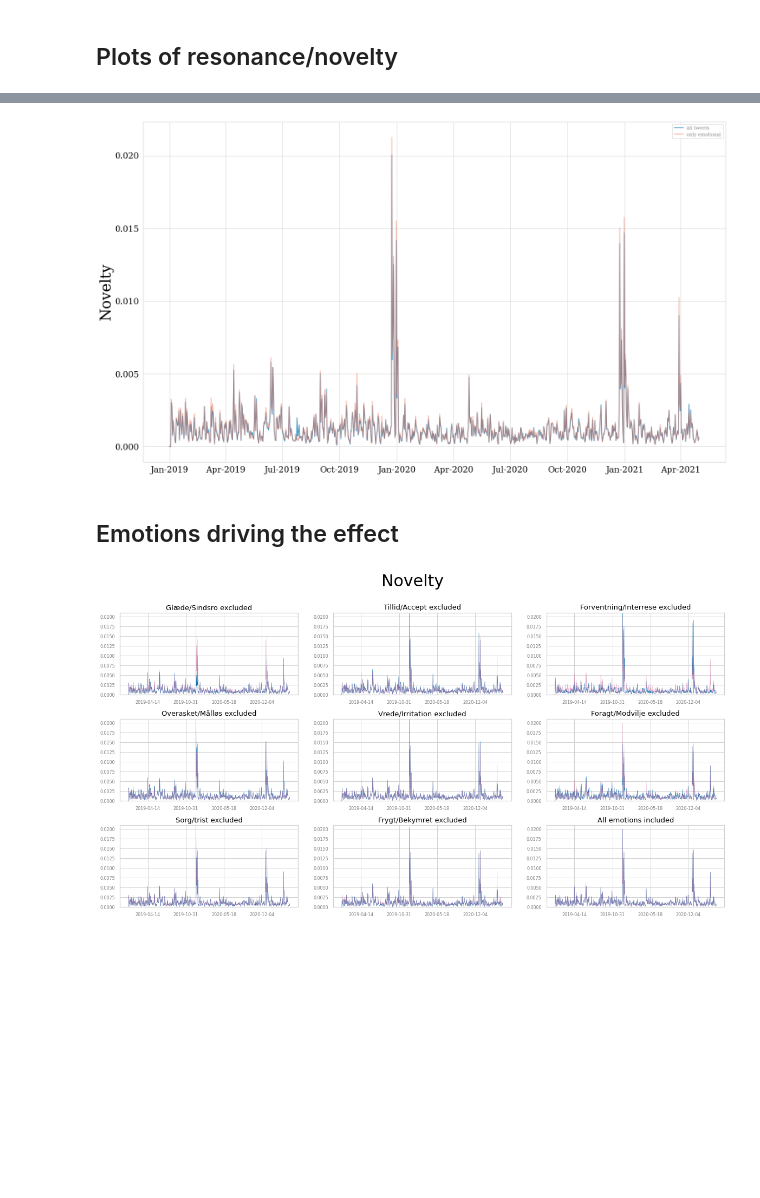
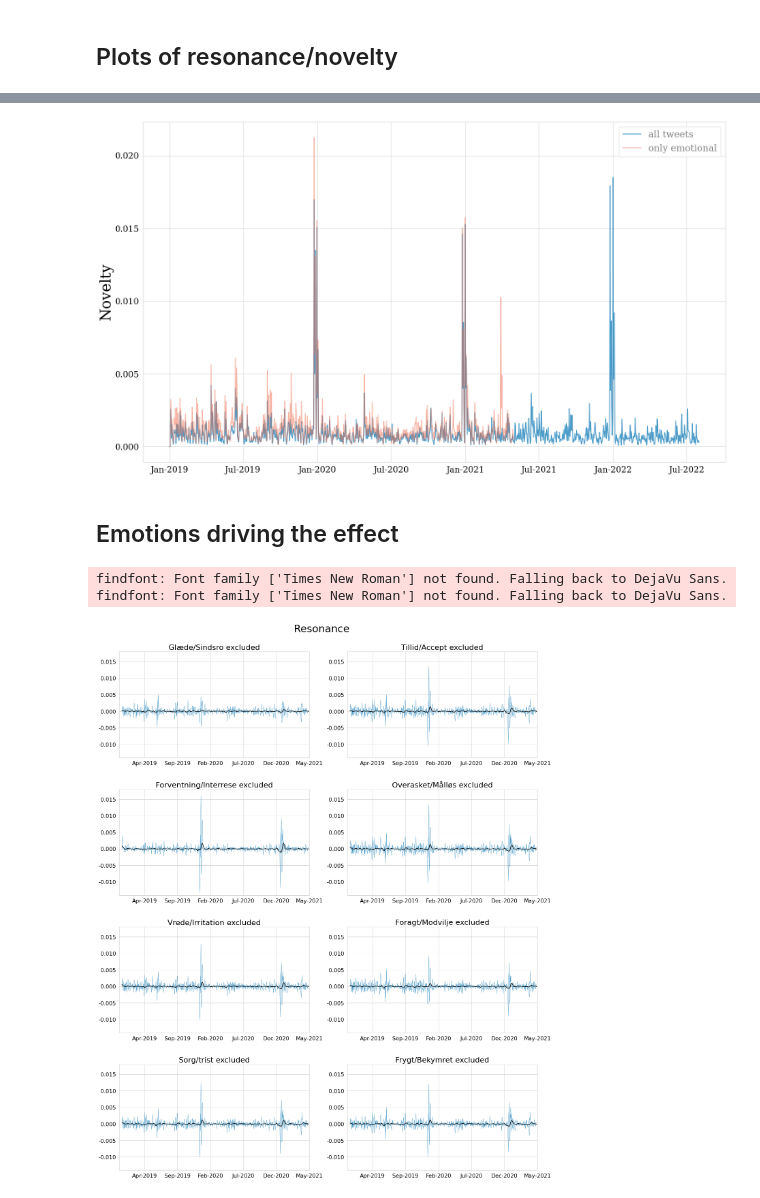
Before and after one commit to saraoe/emoDynamics, a Jupyter notebook: notebooks/vis_emotionFluxus.ipynb, the cells around one changed output, grey strips where cells are left out. Saved outputs shown, nothing was run; the diff lists cells and outputs as text; code cells hidden in the pictures; blank space fills up the shorter version.

```diff
--- a/notebooks/vis_emotionFluxus.ipynb
+++ b/notebooks/vis_emotionFluxus.ipynb
@@ -42,18 +42,17 @@ def set_late_plot_settings(if_dates):
 
     return fig, ax1
 # %%
-file = "tweets_emo_date_W3_smoothed_150"
+file = "tweets_emo_date_W3"
 smooth = True
+span = 150
 
 if smooth:
-    filename = os.path.join("..","idmdl", "smoothed", f"{file}.csv")
+    filename = os.path.join("..","idmdl", "smoothed", f"{file}_smoothed_{span}.csv")
 else:
     filename = os.path.join("..","idmdl", f"{file}.csv")
 
-emo = pd.read_csv(filename1)
-pol = pd.read_csv(filename2)
+df = pd.read_csv(filename)
 
-emo.head()
-pol.head()
+df.head()
 # %% [output]
 |  | Unnamed: 0 | date | emo_prob | novelty | transience | resonance | nsigma | tsigma | rsigma | ... |
@@ -68,3 +64,5 @@ pol["date"] = pd.to_datetime(pol["date"])
+# %%
+df["date"] = pd.to_datetime(df["date"])
 # %%
 # event_dict is a dictionary of the events to be plotted
 covid_dict = {
@@ -171,0 +166,12 @@ plot_novelty_resonance(df,measure=measure, smooth=150, axis_color='black', event
+# %%
+measure='resonance'
+save = False
+smooth = True
+
+if smooth:
+    plot_name = f'../fig/{file}_{measure}_wsmooth{span}.png'
+else:
+    plot_name = f'../fig/{file}_{measure}.png'
+
+plot_novelty_resonance(df,measure=measure, smooth=smooth, axis_color='black', event_dict=None,
+                       save_fig=save, plot_name=plot_name)
@@ -211,9 +220,12 @@ emo_only = pd.read_csv(emo_only_file)
 emo_only["date"] = pd.to_datetime(emo_only["date"])
 # %%
 measure = "novelty"
-plot_two_signals(measure, df, emo_only, label1='all tweets', label2='only emotional', plot_name=f"../fig/W3_{measure}_emo_only.png")
+plot_name = None
+
+plot_two_signals(measure, df, emo_only, label1='all tweets', label2='only emotional',
+                 plot_name=plot_name)
 # %% [output]
-[figure, old version]
+[figure, new version]
 # %% [markdown]
 ## Emotions driving the effect
 # %%
@@ -302,11 +314,16 @@ def plot_all_excluded(dfs:list, measure:str,
         plt.savefig(plot_name)
     plt.show()
 # %%
+measure = "resonance"
+
 plot_all_excluded(all_emo_dfs,
-                  "resonance",
+                  measure,
                   ymin=-0.014,
                   ymax=0.018,
                   labels=labels,
-                  plot_name="../fig/excl_emos_resonance_long.png")
+                #   plot_name=f"../fig/excl_emos_{measure}_long.png"
+                  )
 # %% [output]
+findfont: Font family ['Times New Roman'] not found. Falling back to DejaVu Sans.
+findfont: Font family ['Times New Roman'] not found. Falling back to DejaVu Sans.
-[figure, old version]
+[figure, new version]
```
Also changed, not shown: parts of 20 cells of this notebook, 1 other file.
